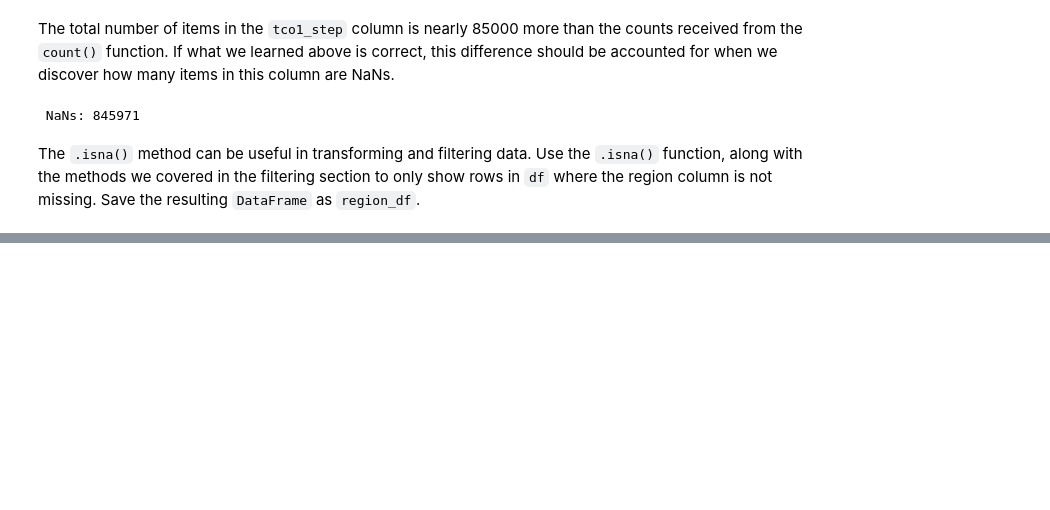
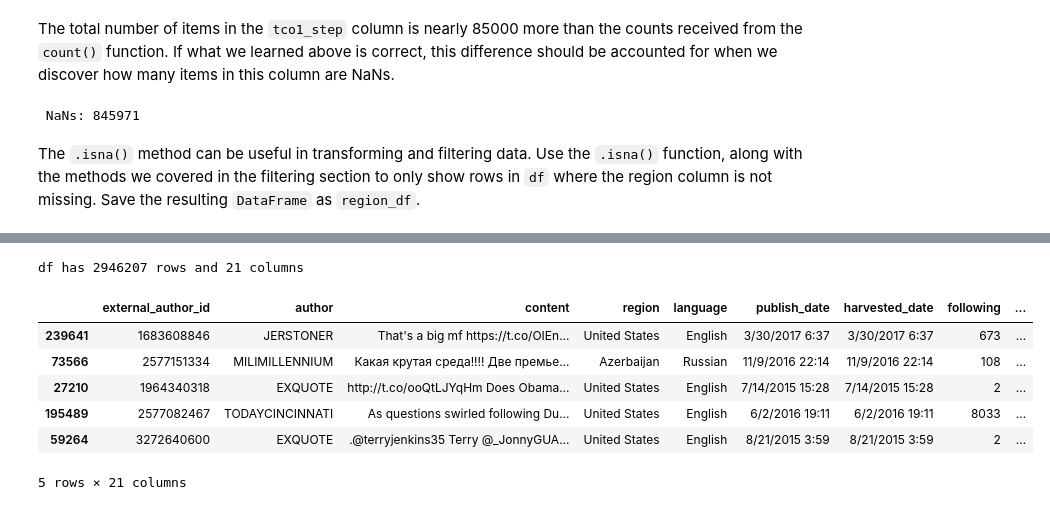
Before and after one commit to mclevey/GESIS_2020_Fundamentals, a Jupyter notebook: 03_pandas.ipynb, the cells around one changed output, grey strips where cells are left out. Drawn from its saved outputs; the diff is of its cells as text; code cells hidden in the pictures; blank space fills up the shorter version.

```diff
--- a/03_pandas.ipynb
+++ b/03_pandas.ipynb
@@ -1288,0 +1320,13 @@ median_followers.sort_values(ascending = False)[:35]
+# %%
+print('df has {} rows and {} columns'.format(len(df), len(df.columns)))
+
+df.sample(5)
+# %% [output]
+df has 2946207 rows and 21 columns
+|  | external_author_id | author | content | region | language | publish_date | harvested_date | following | ... |
+| 239641 | 1683608846 | JERSTONER | That's a big mf https://t.co/OIEn... | United States | English | 3/30/2017 6:37 | 3/30/2017 6:37 | 673 | ... |
+| 73566 | 2577151334 | MILIMILLENNIUM | Какая крутая среда!!!! Две премье... | Azerbaijan | Russian | 11/9/2016 22:14 | 11/9/2016 22:14 | 108 | ... |
+| 27210 | 1964340318 | EXQUOTE | http://t.co/ooQtLJYqHm Does Obama... | United States | English | 7/14/2015 15:28 | 7/14/2015 15:28 | 2 | ... |
+| 195489 | 2577082467 | TODAYCINCINNATI | As questions swirled following Du... | United States | English | 6/2/2016 19:11 | 6/2/2016 19:11 | 8033 | ... |
+| 59264 | 3272640600 | EXQUOTE | .@terryjenkins35 Terry @_JonnyGUA... | United States | English | 8/21/2015 3:59 | 8/21/2015 3:59 | 2 | ... |
+5 rows × 21 columns
```
Also changed, not shown: parts of 39 cells of this notebook, 1 other file.
